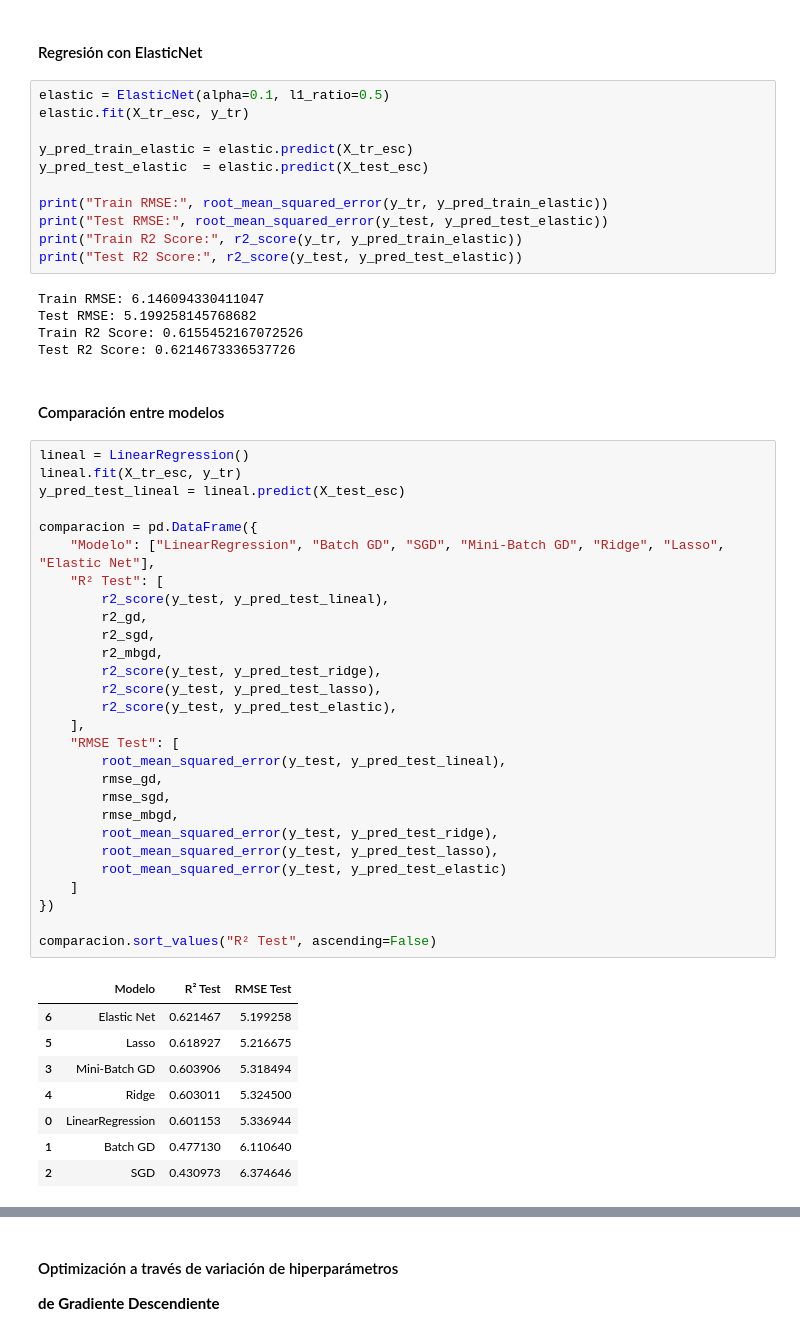
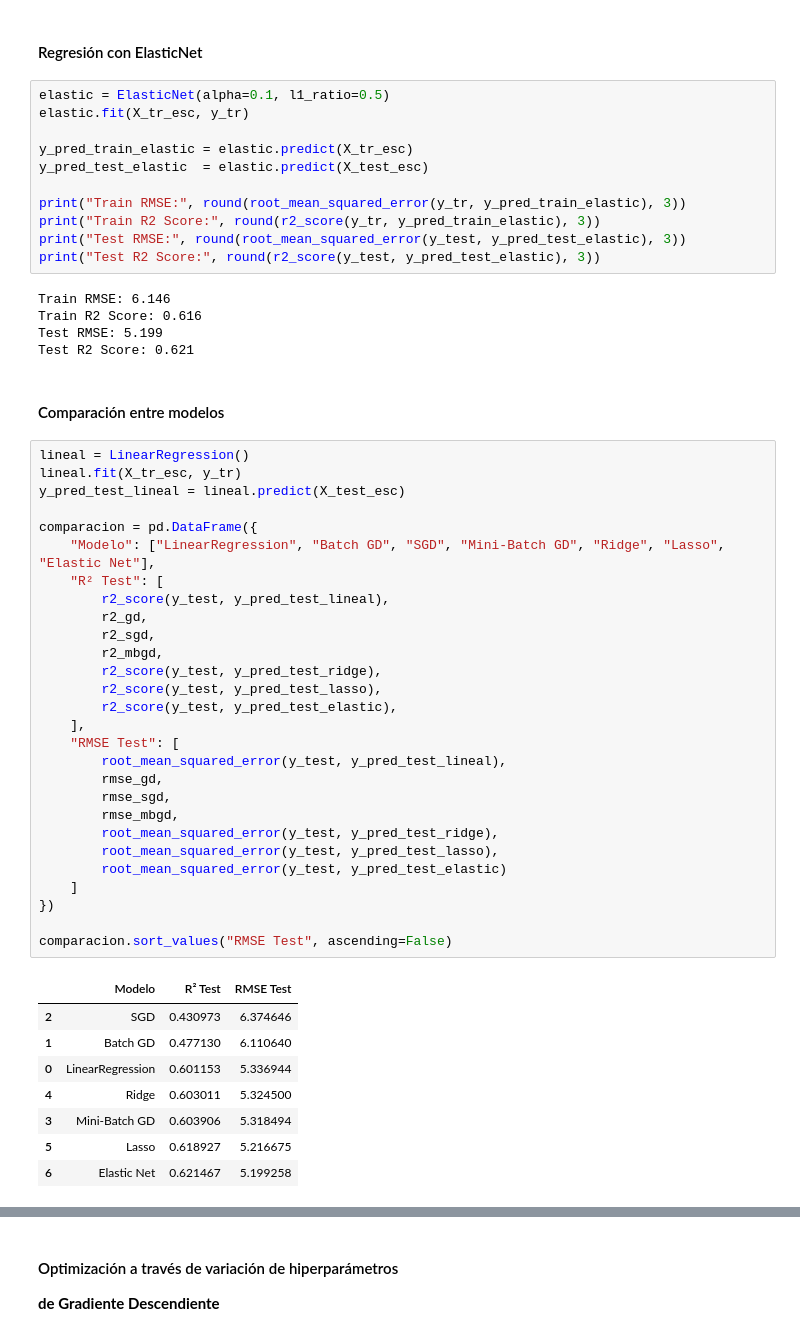
Before and after one commit to AlvaTF/TP-AA1-Ruiz-Toledo-Mendoza, a Jupyter notebook: TP_1/TP_regresion_AA1.ipynb, the cells around one changed output, grey strips where cells are left out. Cells and saved outputs as stored; diff of their text form.

```diff
--- a/TP_1/TP_regresion_AA1.ipynb
+++ b/TP_1/TP_regresion_AA1.ipynb
@@ -699,51 +694,51 @@ elastic.fit(X_tr_esc, y_tr)
 y_pred_train_elastic = elastic.predict(X_tr_esc)
 y_pred_test_elastic  = elastic.predict(X_test_esc)
 
-print("Train RMSE:", root_mean_squared_error(y_tr, y_pred_train_elastic))
-print("Test RMSE:", root_mean_squared_error(y_test, y_pred_test_elastic))
-print("Train R2 Score:", r2_score(y_tr, y_pred_train_elastic))
-print("Test R2 Score:", r2_score(y_test, y_pred_test_elastic))
+print("Train RMSE:", round(root_mean_squared_error(y_tr, y_pred_train_elastic), 3))
+print("Train R2 Score:", round(r2_score(y_tr, y_pred_train_elastic), 3))
+print("Test RMSE:", round(root_mean_squared_error(y_test, y_pred_test_elastic), 3))
+print("Test R2 Score:", round(r2_score(y_test, y_pred_test_elastic), 3))
 # %% [output]
-Train RMSE: 6.146094330411047
-Test RMSE: 5.199258145768682
-Train R2 Score: 0.6155452167072526
-Test R2 Score: 0.6214673336537726
+Train RMSE: 6.146
+Train R2 Score: 0.616
+Test RMSE: 5.199
+Test R2 Score: 0.621
 # %% [markdown]
 #### Comparación entre modelos
 # %%
 lineal = LinearRegression()
 lineal.fit(X_tr_esc, y_tr)
 y_pred_test_lineal = lineal.predict(X_test_esc)
 
 comparacion = pd.DataFrame({
     "Modelo": ["LinearRegression", "Batch GD", "SGD", "Mini-Batch GD", "Ridge", "Lasso", "Elastic Net"],
     "R² Test": [
         r2_score(y_test, y_pred_test_lineal),
         r2_gd,
         r2_sgd,
         r2_mbgd,
         r2_score(y_test, y_pred_test_ridge),
         r2_score(y_test, y_pred_test_lasso),
         r2_score(y_test, y_pred_test_elastic),
     ],
     "RMSE Test": [
         root_mean_squared_error(y_test, y_pred_test_lineal),
         rmse_gd,
         rmse_sgd,
         rmse_mbgd,
         root_mean_squared_error(y_test, y_pred_test_ridge),
         root_mean_squared_error(y_test, y_pred_test_lasso),
         root_mean_squared_error(y_test, y_pred_test_elastic)
     ]
 })
 
-comparacion.sort_values("R² Test", ascending=False)
+comparacion.sort_values("RMSE Test", ascending=False)
 # %% [output]
 |  | Modelo | R² Test | RMSE Test |
+| 2 | SGD | 0.430973 | 6.374646 |
+| 1 | Batch GD | 0.477130 | 6.110640 |
+| 0 | LinearRegression | 0.601153 | 5.336944 |
+| 4 | Ridge | 0.603011 | 5.324500 |
+| 3 | Mini-Batch GD | 0.603906 | 5.318494 |
+| 5 | Lasso | 0.618927 | 5.216675 |
 | 6 | Elastic Net | 0.621467 | 5.199258 |
-| 5 | Lasso | 0.618927 | 5.216675 |
-| 3 | Mini-Batch GD | 0.603906 | 5.318494 |
-| 4 | Ridge | 0.603011 | 5.324500 |
-| 0 | LinearRegression | 0.601153 | 5.336944 |
-| 1 | Batch GD | 0.477130 | 6.110640 |
-| 2 | SGD | 0.430973 | 6.374646 |
```
Also changed, not shown: parts of 23 cells of this notebook.
